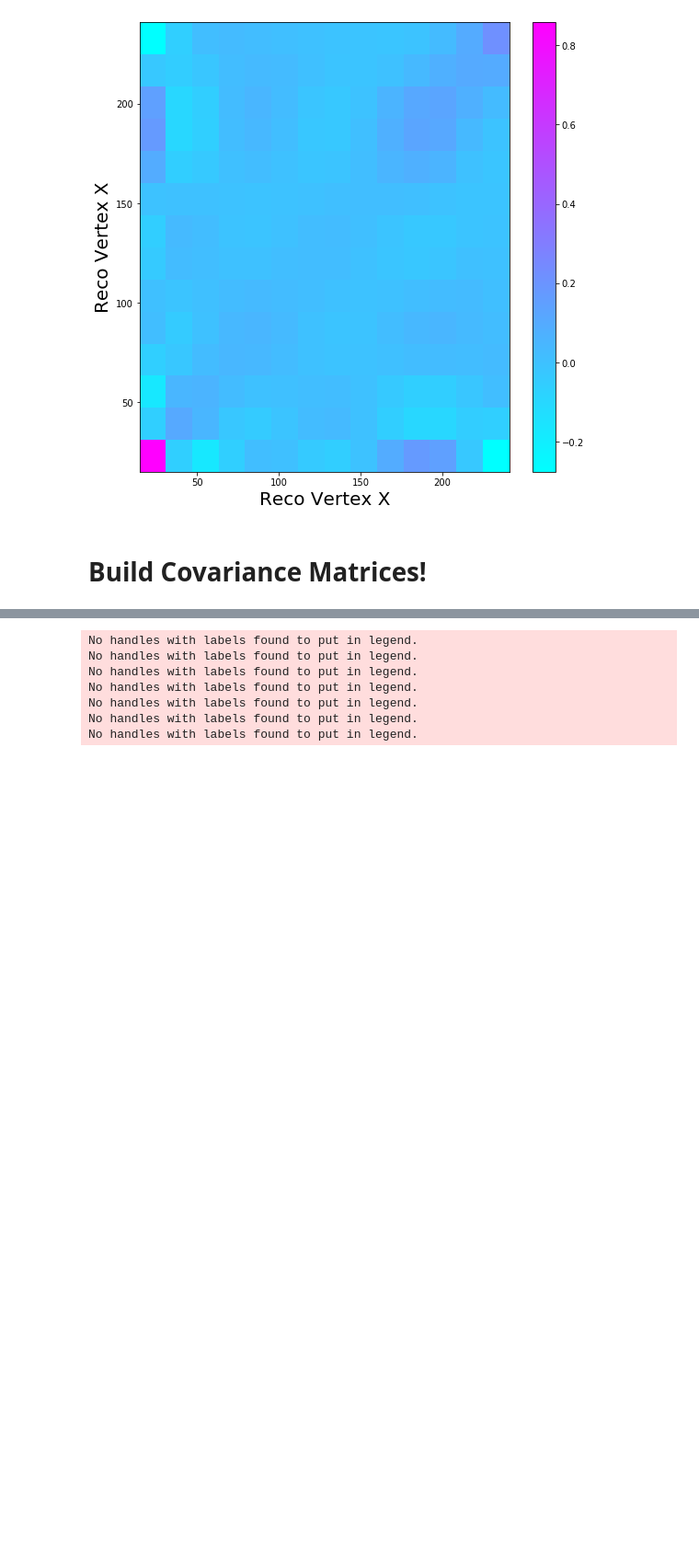
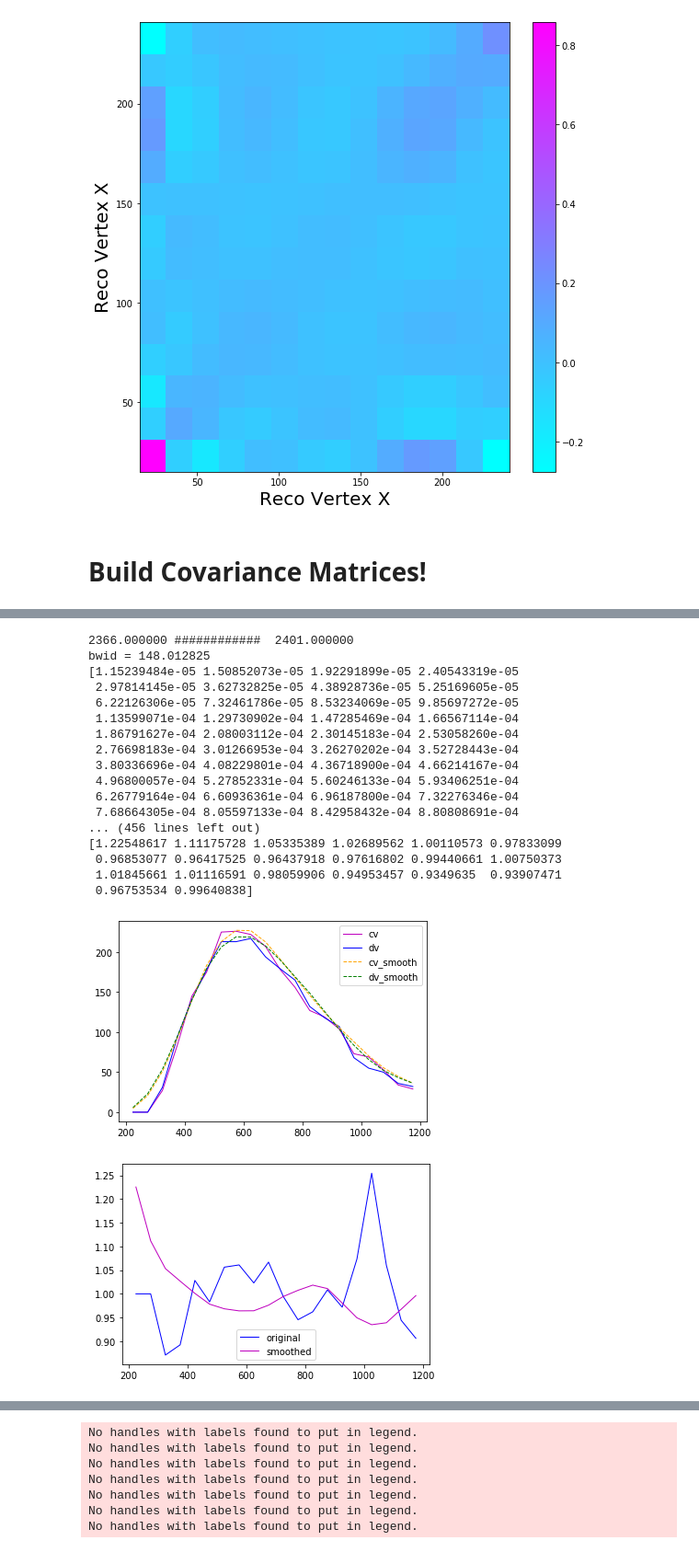
Before and after one commit to LArbys/1L1PSelection, a Jupyter notebook: Notebooks/DetSys.ipynb, the cells around one changed output, grey strips where cells are left out. Shown at 92% size. Drawn from its saved outputs; the diff is of its cells as text; code cells hidden in the pictures; blank space fills up the shorter version.

```diff
--- a/Notebooks/DetSys.ipynb
+++ b/Notebooks/DetSys.ipynb
@@ -78,27 +87,24 @@ df_numu_run3_presel = pd.read_parquet('../../data/pickles/numu_run1_nodupesMay1.
 # %%
 # Make big list of variables with their accompanying ranges so we can just dump a buttload of plots
 #varlistSel = {}
-covfolder = 'CovMatrices_May28'
-covtag = 'frac_covar_run1'
 
 varListSel = {}
-
 varListSel['Xreco'] = distVar('Xreco',(15,241.25),'Reco Vertex X',datafolder+'/'+covfolder+'/'+covtag+'__x_reco.txt')
 varListSel['Yreco'] = distVar('Yreco',(-101.5,101.5),'Reco Vertex Y',datafolder+'/'+covfolder+'/'+covtag+'__y_reco.txt')
 varListSel['Zreco'] = distVar('Zreco',(15,1021.8),'Reco Vertex Z',datafolder+'/'+covfolder+'/'+covtag+'__z_reco.txt')
 varListSel['OpenAng'] = distVar('OpenAng',(.6,2.8),'Opening Angle (rads)',datafolder+'/'+covfolder+'/'+covtag+'__openang_reco.txt')
 varListSel['Thetas'] = distVar('Thetas',(0,np.pi),r'Sum of Thetas ($\theta_{p} + \theta_{\mu}$) (rads)',datafolder+'/'+covfolder+'/'+covtag+'__sum_thetas_reco.txt')
 varListSel['Phis'] = distVar('Phis',(1.5,4),r'Difference of Phis ($|\phi_{p} - \phi_{\mu}|$)  (rads)',datafolder+'/'+covfolder+'/'+covtag+'__sum_phis_reco.txt')
-varListSel['ChargeNearTrunk'] = distVar('ChargeNearTrunk',(200,550),'ADC Charge within 5cm of Reco Vertex',datafolder+'/'+covfolder+'/'+covtag+'__charge_near_trunk_reco.txt')
-varListSel['Enu_1m1p'] = distVar('Enu_1m1p',(300,1000),'Reconstructed Neutrino Energy (MeV)',datafolder+'/'+covfolder+'/'+covtag+'__nu_energy_reco.txt')
+varListSel['ChargeNearTrunk'] = distVar('ChargeNearTrunk',(0,600),'ADC Charge within 5cm of Reco Vertex',datafolder+'/'+covfolder+'/'+covtag+'__charge_near_trunk_reco.txt')
+varListSel['Enu_1m1p'] = distVar('Enu_1m1p',(200,1200),'Reconstructed Neutrino Energy (MeV)',datafolder+'/'+covfolder+'/'+covtag+'__nu_energy_reco.txt')
 varListSel['PhiT_1m1p'] = distVar('PhiT_1m1p',(0,1),r'$\phi_T$',datafolder+'/'+covfolder+'/'+covtag+'__phiT_reco.txt')
 varListSel['AlphaT_1m1p'] = distVar('AlphaT_1m1p',(0,np.pi),r'$\alpha_T$',datafolder+'/'+covfolder+'/'+covtag+'__alphaT_reco.txt')
 varListSel['PT_1m1p'] = distVar('PT_1m1p',(0,320),r'$p_T$',datafolder+'/'+covfolder+'/'+covtag+'__pT_reco.txt')
 varListSel['PTRat_1m1p'] = distVar('PTRat_1m1p',(0,.4),r'$p_T/|p|$',datafolder+'/'+covfolder+'/'+covtag+'__pT_ratio_reco.txt')
-varListSel['BjX_1m1p'] = distVar('BjX_1m1p',(.2,1.8),'Bjorken X',datafolder+'/'+covfolder+'/'+covtag+'__Bjx_reco.txt')
-varListSel['BjY_1m1p'] = distVar('BjY_1m1p',(0.05,.75),'Bjorken Y',datafolder+'/'+covfolder+'/'+covtag+'__Bjy_reco.txt')
+varListSel['BjXB_1m1p'] = distVar('BjXB_1m1p',(.2,1.8),'Bjorken X*',datafolder+'/'+covfolder+'/'+covtag+'__BjxB_reco.txt')
+varListSel['BjYB_1m1p'] = distVar('BjYB_1m1p',(0.05,.75),'Bjorken Y*',datafolder+'/'+covfolder+'/'+covtag+'__BjyB_reco.txt')
 varListSel['Q2_1m1p'] = distVar('Q2_1m1p',(0,6e5),r'$Q^2$',datafolder+'/'+covfolder+'/'+covtag+'__Q2_reco.txt')
-varListSel['Sph_1m1p'] = distVar('Sph_1m1p',(0,1000),'QE Consistency',datafolder+'/'+covfolder+'/'+covtag+'__sph_reco.txt')
+varListSel['SphB_1m1p'] = distVar('SphB_1m1p',(0,1000),'QE Consistency*',datafolder+'/'+covfolder+'/'+covtag+'__sphB_reco.txt')
 varListSel['Q0_1m1p'] = distVar('Q0_1m1p',(70,600),r'$Q_0$',datafolder+'/'+covfolder+'/'+covtag+'__Q0_reco.txt')
 varListSel['Q3_1m1p'] = distVar('Q3_1m1p',(200,1000),r'$Q_3$',datafolder+'/'+covfolder+'/'+covtag+'__Q3_reco.txt')
 varListSel['Lepton_PhiReco'] = distVar('Lepton_PhiReco',(-np.pi,np.pi),r'Muon $\phi$',datafolder+'/'+covfolder+'/'+covtag+'__lepton_phi_reco.txt')
@@ -109,5 +115,10 @@ varListSel['Proton_PhiReco'] = distVar('Proton_PhiReco',(-np.pi,np.pi),r'Proton
 varListSel['Proton_ThetaReco'] = distVar('Proton_ThetaReco',(0,2),r'Proton $\theta$',datafolder+'/'+covfolder+'/'+covtag+'__proton_theta_reco.txt')
 varListSel['Proton_TrackLength'] = distVar('Proton_TrackLength',(5,100),'Proton Track Length',datafolder+'/'+covfolder+'/'+covtag+'__proton_length_reco.txt')
 varListSel['Proton_Edep'] = distVar('Proton_Edep',(50,500),'Reco Proton Energy (from range) (MeV)',datafolder+'/'+covfolder+'/'+covtag+'__proton_KE_reco.txt')
-varListSel['Proton_CosTheta'] = distVar('Proton_CosTheta',(-1,1),'Proton Cos Theta',datafolder+'/'+covfolder+'/'+covtag+'__proton_cos_theta_reco.txt')
+varListSel['Proton_CosTheta'] = distVar('Proton_CosTheta',(0,1),'Proton Cos Theta',datafolder+'/'+covfolder+'/'+covtag+'__proton_cos_theta_reco.txt')
 varListSel['Lepton_CosTheta'] = distVar('Lepton_CosTheta',(-1,1),'Muon Cos Theta',datafolder+'/'+covfolder+'/'+covtag+'__lepton_cos_theta_reco.txt')
+varListSel['MPID_eminus'] = distVar('MPID_eminus',(0,1),'Eminus MPID',datafolder+'/'+covfolder+'/'+covtag+'__mpid_eminus_score.txt')
+varListSel['MPID_muon'] = distVar('MPID_muon',(0,1),'Muon MPID',datafolder+'/'+covfolder+'/'+covtag+'__mpid_muon_score.txt')
+varListSel['MPID_proton'] = distVar('MPID_proton',(0,1),'Proton MPID',datafolder+'/'+covfolder+'/'+covtag+'__mpid_proton_score.txt')
+varListSel['MPID_gamma'] = distVar('MPID_gamma',(0,1),'Gamma MPID',datafolder+'/'+covfolder+'/'+covtag+'__mpid_gamma_score.txt')
+varListSel['MPID_pion'] = distVar('MPID_pion',(0,1),'Pion MPID',datafolder+'/'+covfolder+'/'+covtag+'__mpid_pion_score.txt')
@@ -314,0 +341,8 @@ nbins = 1
+# %%
+#for _,dist in varListSel.items():
+#    print((dist.myname))
+#print(type(varListSel['Lepton_CosTheta']))
+for i in range(1):
+    dist = varListSel['Enu_1m1p']
+    print(a_df_sys[0][dist.myname])
+print(list(a_df_sys[0]))
@@ -315 +534,23 @@ nbins = 1
+# %%
+CV_smooth,DV_smoth = smooth(var_cv_list,var_sys_list,dist.myrange[0],dist.myrange[1])
+# %% [output]
+2366.000000 ############  2401.000000
+bwid = 148.012825
+[1.15239484e-05 1.50852073e-05 1.92291899e-05 2.40543319e-05
+ 2.97814145e-05 3.62732825e-05 4.38928736e-05 5.25169605e-05
+ 6.22126306e-05 7.32461786e-05 8.53234069e-05 9.85697272e-05
+ 1.13599071e-04 1.29730902e-04 1.47285469e-04 1.66567114e-04
+ 1.86791627e-04 2.08003112e-04 2.30145183e-04 2.53058260e-04
+ 2.76698183e-04 3.01266953e-04 3.26270202e-04 3.52728443e-04
+ 3.80336696e-04 4.08229801e-04 4.36718900e-04 4.66214167e-04
+ 4.96800057e-04 5.27852331e-04 5.60246133e-04 5.93406251e-04
+ 6.26779164e-04 6.60936361e-04 6.96187800e-04 7.32276346e-04
+ 7.68664305e-04 8.05597133e-04 8.42958432e-04 8.80808691e-04
+... (456 lines left out)
+[1.22548617 1.11175728 1.05335389 1.02689562 1.00110573 0.97833099
+ 0.96853077 0.96417525 0.96437918 0.97616802 0.99440661 1.00750373
+ 1.01845661 1.01116591 0.98059906 0.94953457 0.9349635  0.93907471
+ 0.96753534 0.99640838]
+[figure, added]
+[figure, added]
 # %%
```
Also changed, not shown: parts of 14 cells of this notebook, 2 other files.
